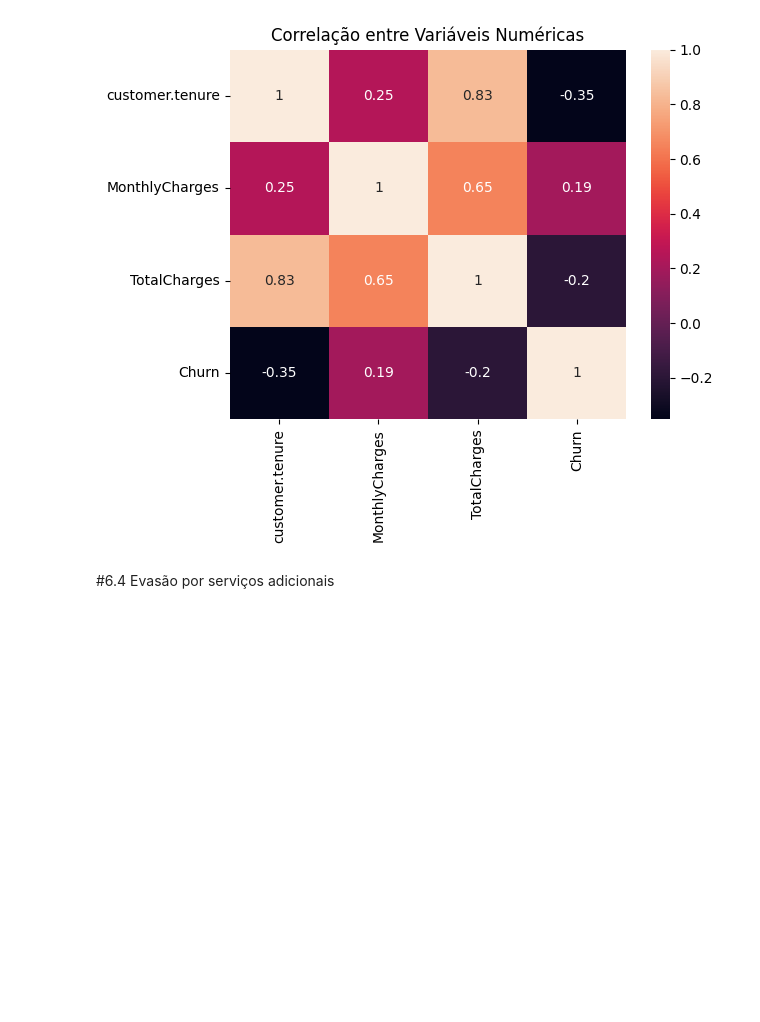
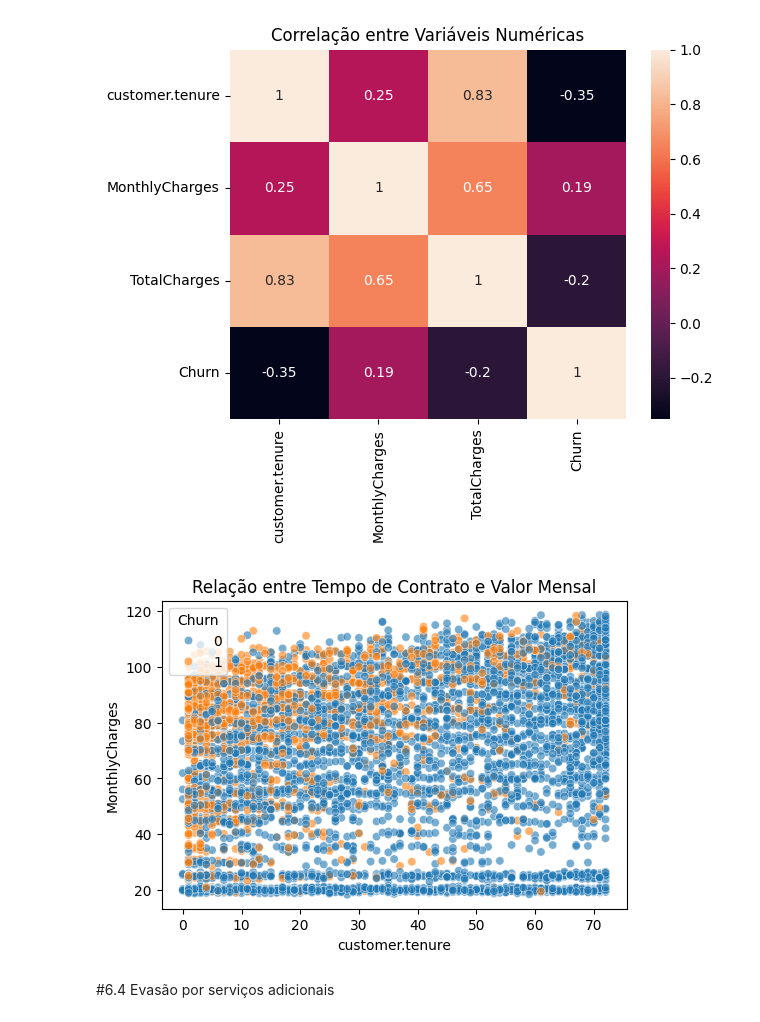
Before and after one commit to ksantos-helo/Challenge---TelecomX_BR, a Jupyter notebook: Telecom_X.ipynb, the cells around one changed output. Saved outputs shown, nothing was run; the diff lists cells and outputs as text; code cells hidden in the pictures; blank space fills up the shorter version.

```diff
--- a/Telecom_X.ipynb
+++ b/Telecom_X.ipynb
@@ -630,6 +630,21 @@ plt.title('Correlação entre Variáveis Numéricas')
 plt.show()
 # %% [output]
 [figure]
+# %%
+plt.figure(figsize=(6,4))
+
+sns.scatterplot(
+    data=df,
+    x='customer.tenure',
+    y='MonthlyCharges',
+    hue='Churn',
+    alpha=0.6
+)
+
+plt.title('Relação entre Tempo de Contrato e Valor Mensal')
+plt.show()
+# %% [output]
+[figure, added]
 # %% [markdown]
 #6.4 Evasão por serviços adicionais
 # %%
```
